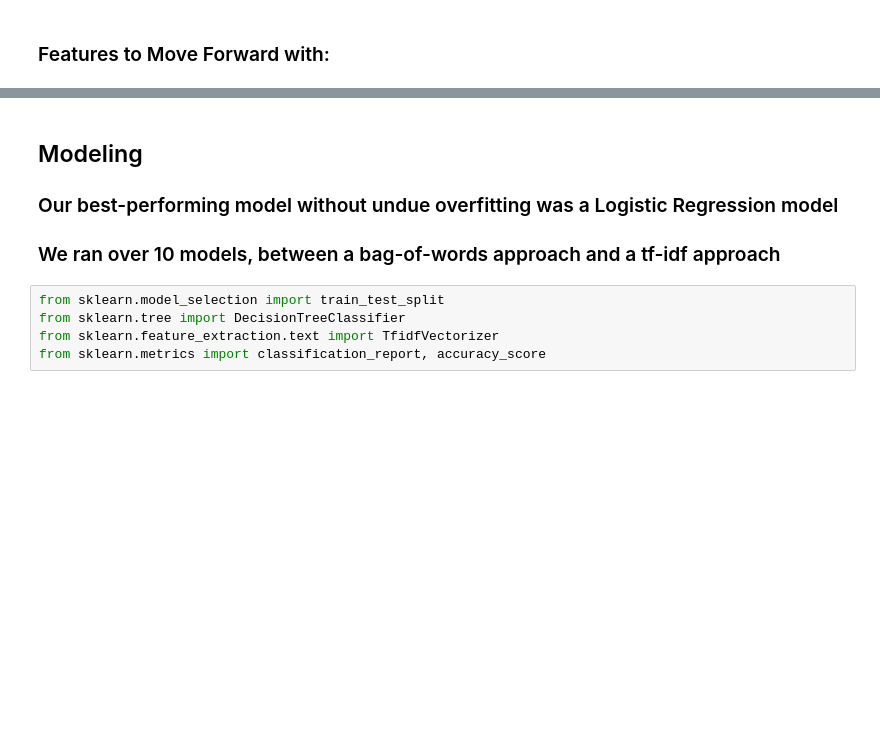
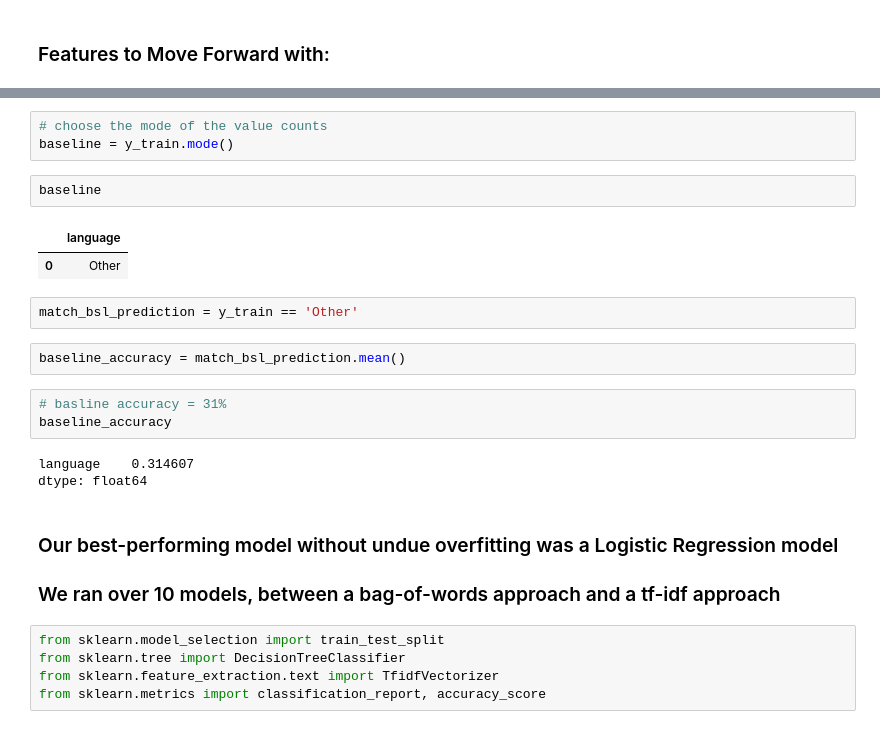
Before and after one commit to TeamAwesomeQuackers/NLP_Project, a Jupyter notebook: Final_NLP_Project.ipynb, the cells around one changed output, grey strips where cells are left out. Cells and saved outputs as stored; diff of their text form; blank space fills up the shorter version.

Commit message:
add baseline

```diff
--- a/Final_NLP_Project.ipynb
+++ b/Final_NLP_Project.ipynb
@@ -334,5 +358,23 @@ Python's average repo length is 238.26035502958578
+# %%
+# choose the mode of the value counts
+baseline = y_train.mode()
+# %%
+baseline
+# %% [output]
+|  | language |
+| 0 | Other |
+# %%
+match_bsl_prediction = y_train == 'Other'
+# %%
+baseline_accuracy = match_bsl_prediction.mean()
+# %%
+# basline accuracy = 31%
+baseline_accuracy
+# %% [output]
+language    0.314607
+dtype: float64
 # %% [markdown]
-## Modeling
+
 
 ### Our best-performing model without undue overfitting was a Logistic Regression model
 
```
Also changed, not shown: parts of 23 cells of this notebook.
